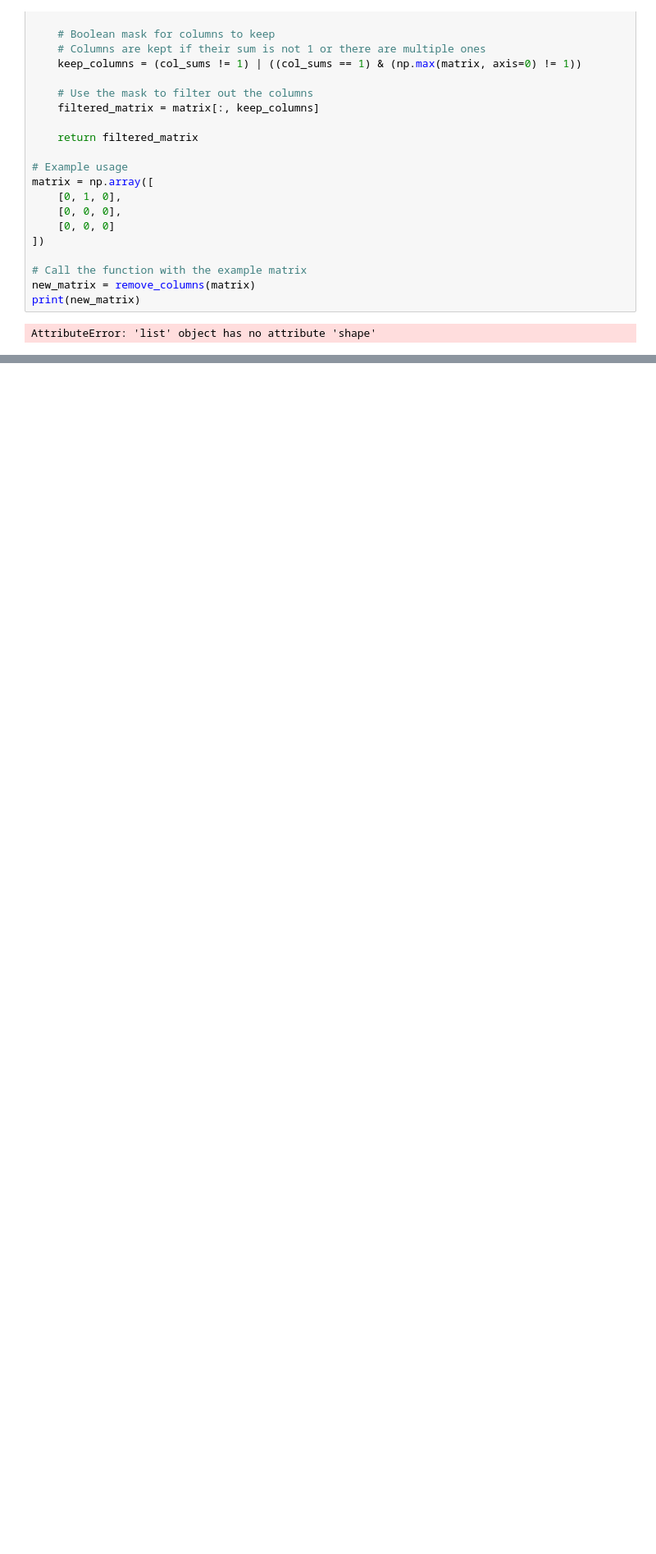
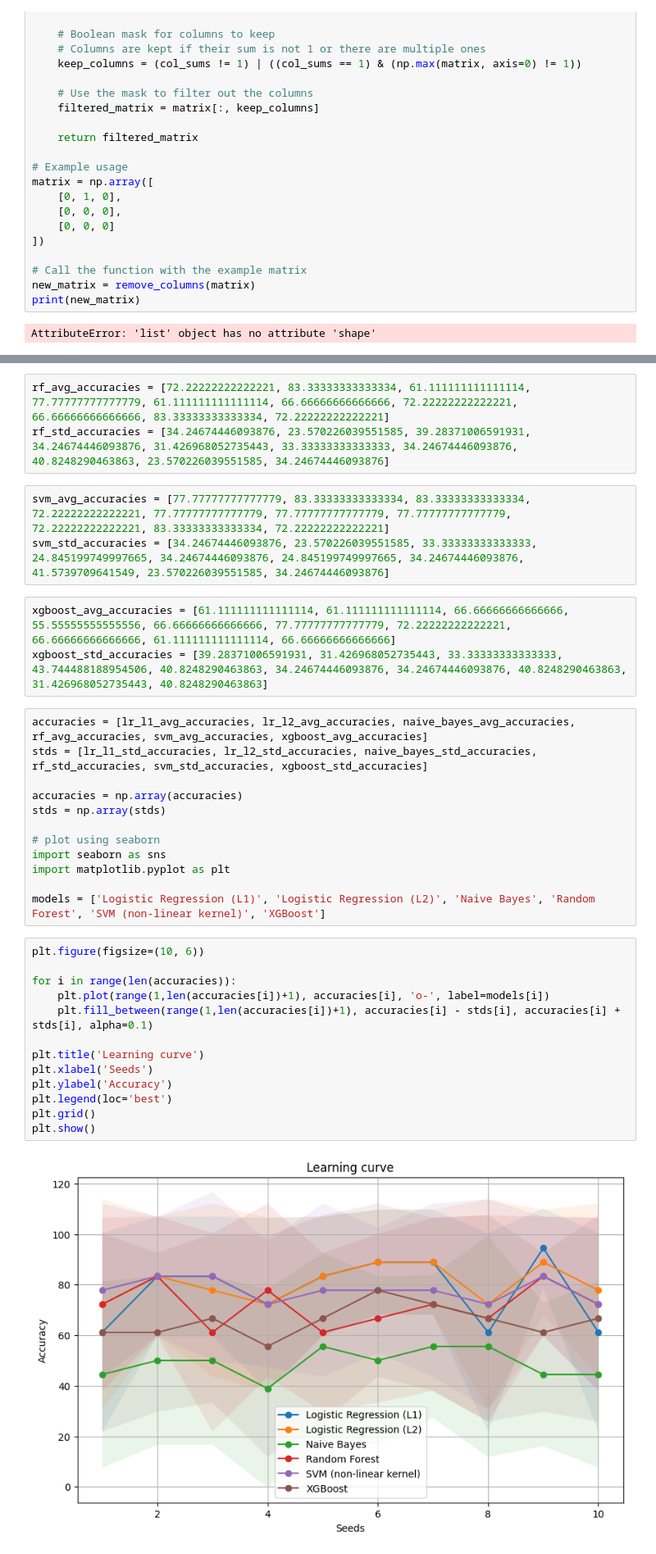
Before and after one commit to daniel-saeedi/Chromalyzer, a Jupyter notebook: test.ipynb, the cells around one changed output, grey strips where cells are left out. Shown at 82% size. Cells and saved outputs as stored; diff of their text form; blank space fills up the shorter version.

```diff
--- a/test.ipynb
+++ b/test.ipynb
@@ -255,0 +349,36 @@ Name: count, dtype: int64
+# %%
+rf_avg_accuracies = [72.22222222222221, 83.33333333333334, 61.111111111111114, 77.77777777777779, 61.111111111111114, 66.66666666666666, 72.22222222222221, 66.66666666666666, 83.33333333333334, 72.22222222222221]
+rf_std_accuracies = [34.24674446093876, 23.570226039551585, 39.28371006591931, 34.24674446093876, 31.426968052735443, 33.33333333333333, 34.24674446093876, 40.8248290463863, 23.570226039551585, 34.24674446093876]
+# %%
+svm_avg_accuracies = [77.77777777777779, 83.33333333333334, 83.33333333333334, 72.22222222222221, 77.77777777777779, 77.77777777777779, 77.77777777777779, 72.22222222222221, 83.33333333333334, 72.22222222222221]
+svm_std_accuracies = [34.24674446093876, 23.570226039551585, 33.33333333333333, 24.845199749997665, 34.24674446093876, 24.845199749997665, 34.24674446093876, 41.5739709641549, 23.570226039551585, 34.24674446093876]
+# %%
+xgboost_avg_accuracies = [61.111111111111114, 61.111111111111114, 66.66666666666666, 55.55555555555556, 66.66666666666666, 77.77777777777779, 72.22222222222221, 66.66666666666666, 61.111111111111114, 66.66666666666666]
+xgboost_std_accuracies = [39.28371006591931, 31.426968052735443, 33.33333333333333, 43.744488188954506, 40.8248290463863, 34.24674446093876, 34.24674446093876, 40.8248290463863, 31.426968052735443, 40.8248290463863]
+# %%
+accuracies = [lr_l1_avg_accuracies, lr_l2_avg_accuracies, naive_bayes_avg_accuracies, rf_avg_accuracies, svm_avg_accuracies, xgboost_avg_accuracies]
+stds = [lr_l1_std_accuracies, lr_l2_std_accuracies, naive_bayes_std_accuracies, rf_std_accuracies, svm_std_accuracies, xgboost_std_accuracies]
+
+accuracies = np.array(accuracies)
+stds = np.array(stds)
+
+# plot using seaborn
+import seaborn as sns
+import matplotlib.pyplot as plt
+
+models = ['Logistic Regression (L1)', 'Logistic Regression (L2)', 'Naive Bayes', 'Random Forest', 'SVM (non-linear kernel)', 'XGBoost']
+# %%
+plt.figure(figsize=(10, 6))
+
+for i in range(len(accuracies)):
+    plt.plot(range(1,len(accuracies[i])+1), accuracies[i], 'o-', label=models[i])
+    plt.fill_between(range(1,len(accuracies[i])+1), accuracies[i] - stds[i], accuracies[i] + stds[i], alpha=0.1)
+
+plt.title('Learning curve')
+plt.xlabel('Seeds')
+plt.ylabel('Accuracy')
+plt.legend(loc='best')
+plt.grid()
+plt.show()
+# %% [output]
+[figure, added]
```
Also changed, not shown: parts of 9 cells of this notebook, 34 other files.
